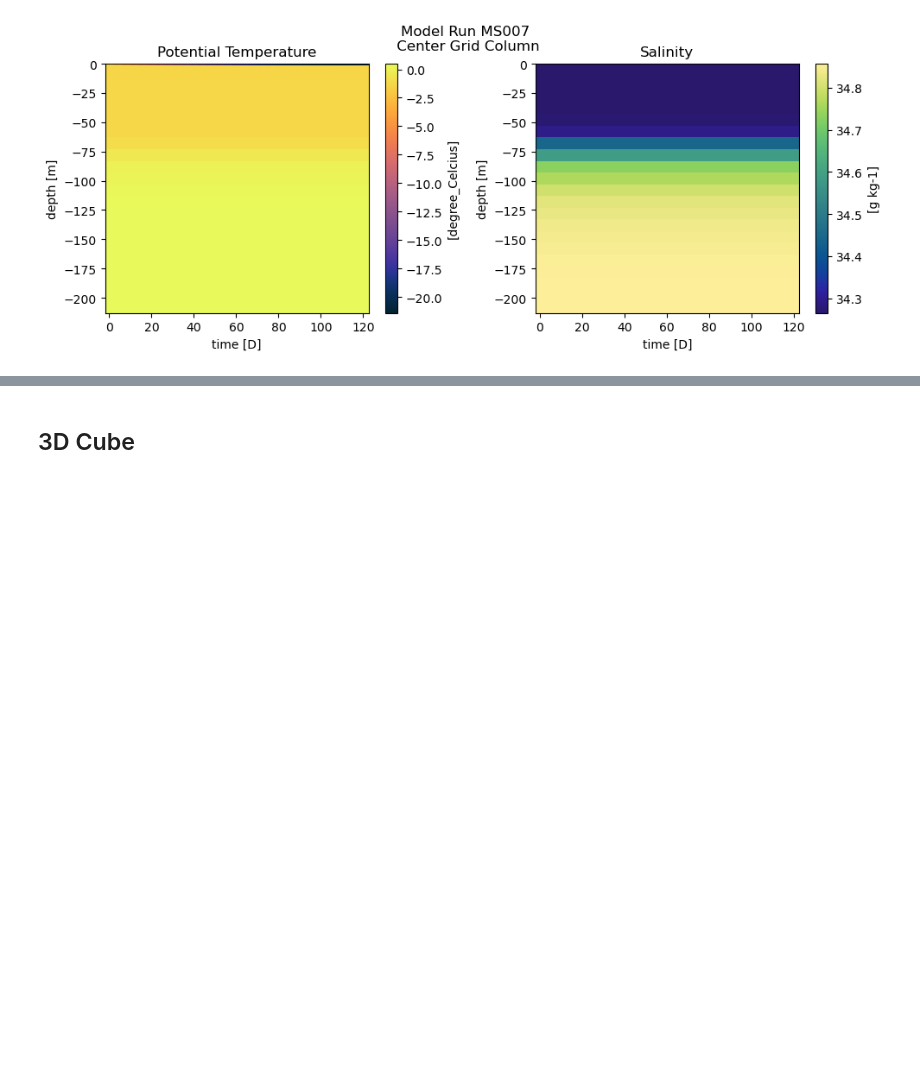
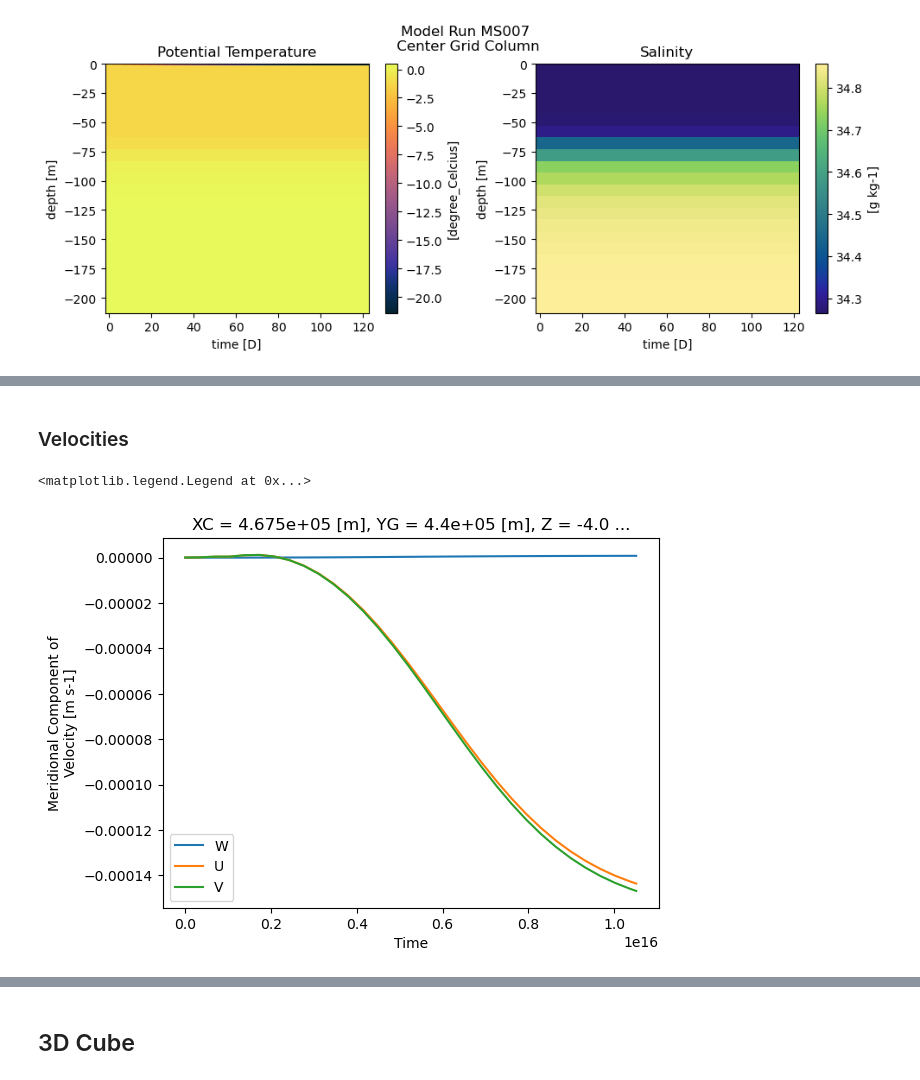
Before and after one commit to marlene-schramm/MSc_data_analysis, a Jupyter notebook: Look_at_Output.ipynb, the cells around one changed output, grey strips where cells are left out. Drawn from its saved outputs; the diff is of its cells as text; code cells hidden in the pictures; blank space fills up the shorter version.

```diff
--- a/Look_at_Output.ipynb
+++ b/Look_at_Output.ipynb
@@ -106,0 +121,15 @@ Text(0.5, 0.98, 'Model Run MS007\n Center Grid Column')
+# %% [markdown]
+### Velocities
+# %%
+# Velocities
+z = 2
+x = 8
+y = 8
+
+ds["W"].isel(XC = x, Zl =z, YC = y).plot(label = "W")
+ds["U"].isel(XG = x, Z =z, YC = y).plot(label = "U")
+ds["V"].isel(XC = x, Z =z, YG = y).plot(label = "V")
+plt.legend()
+# %% [output]
+<matplotlib.legend.Legend at 0x...>
+[figure, added]
```
Also changed, not shown: parts of 5 cells of this notebook.
